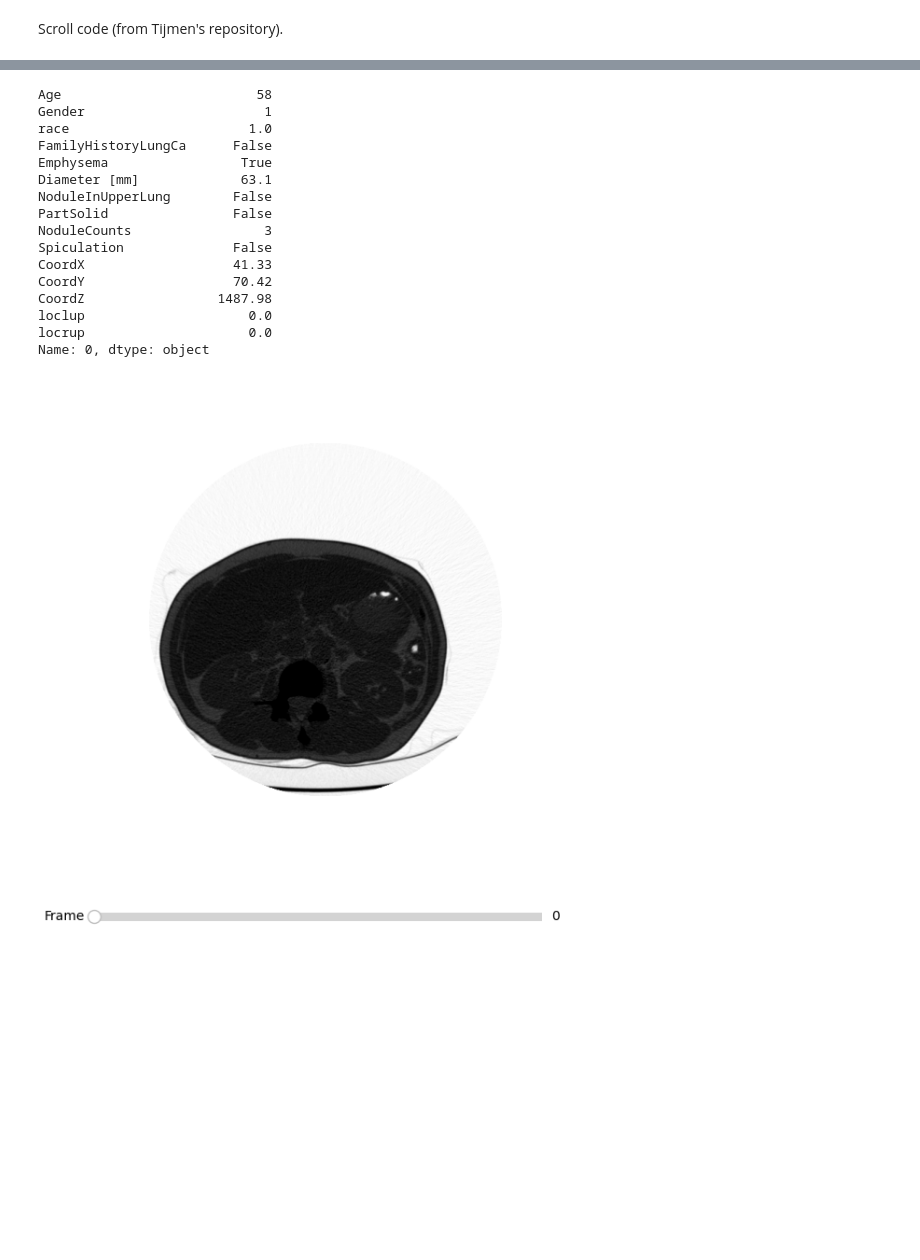
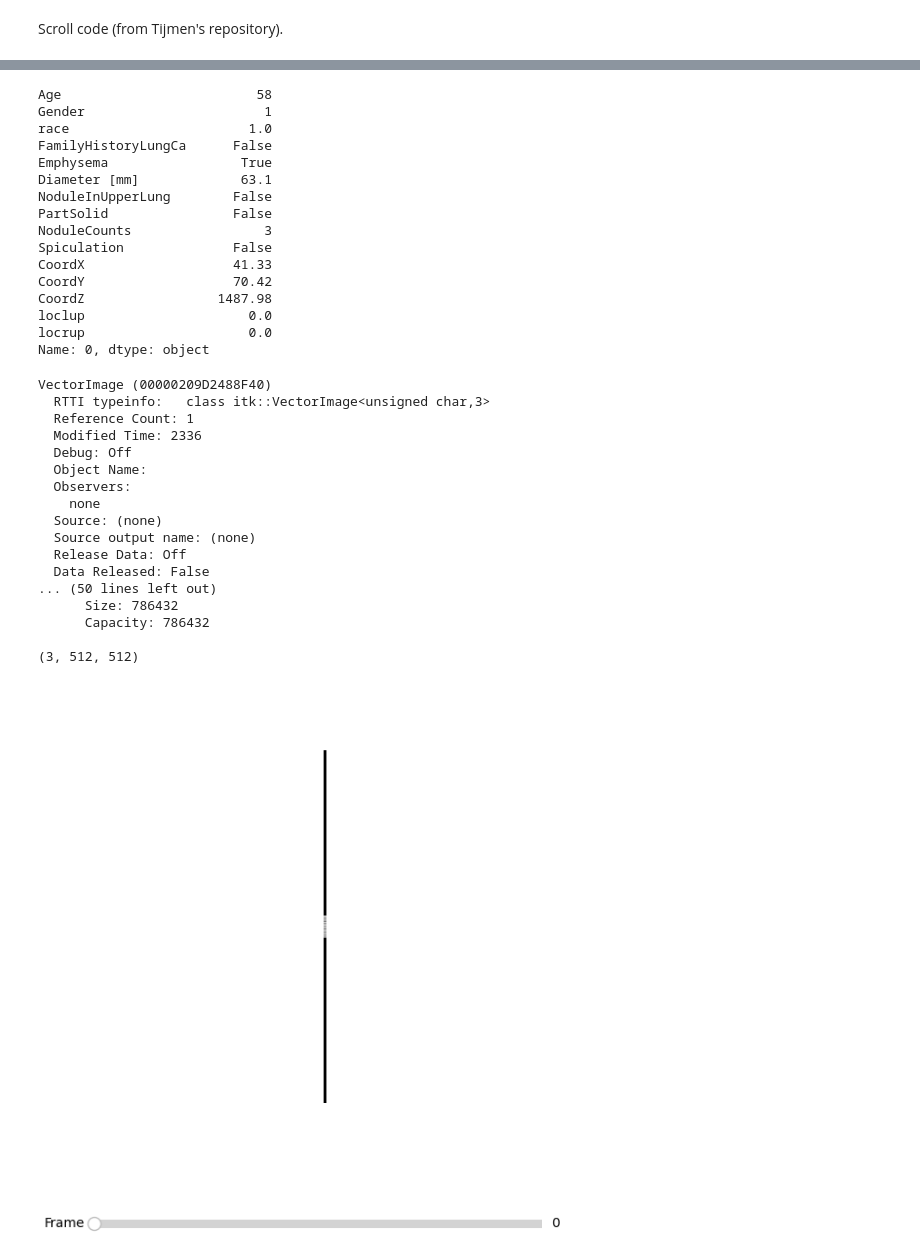
Before and after one commit to DIAGNijmegen/bodyct-lung-malignancy-fairness, a Jupyter notebook: transform_attentions/viewgif.ipynb, the cells around one changed output, grey strips where cells are left out. Saved outputs shown, nothing was run; the diff lists cells and outputs as text; code cells hidden in the pictures; blank space fills up the shorter version.

Commit message:
view mha and get sybil fn notes

```diff
--- a/transform_attentions/viewgif.ipynb
+++ b/transform_attentions/viewgif.ipynb
@@ -23,10 +24,17 @@ def get_frames_from_gif(gif_path):
             break
 
     return frames
+# %%
+def get_frames_from_mha(mha_path):
+    img = sitk.ReadImage(mha_path, outputPixelType=sitk.sitkVectorUInt8)
+    print(img.GetSize())
+    arr = sitk.GetArrayFromImage(img)
+    return arr
 # %%
-def show_gif_slider(gif_path, seriesuid):
+def show_gif_slider(path, seriesuid):
     # Load the GIF using PIL (Pillow)
-    frames = get_frames_from_gif(gif_path)
+    # frames = get_frames_from_gif(path)
+    frames = get_frames_from_mha(path)
 
     # Number of frames in the GIF
     num_frames = len(frames)
@@ -92,12 +100,14 @@ nodule_loc = ["CoordX", "CoordY", "CoordZ", "loclup", "locrup"]
 
 cols_to_show = pancan_cols + ['weight', 'BMI', 'Adenocarcinoma', 'Squamous_cell_carcinoma', 'diaghype', 'wrkasbe', 'wrkfoun', 'cigar', 'pipe']
 
-series = ['1.3.6.1.4.1.14519.5.2.1.7009.9004.611567201165109552550650414957']
+ATTENTION_DIR = f"V:/experiments/lung-malignancy-fairness-shaurya/nlst/sybil_attentions/attention_mha_direct"
+series = ['1.3.6.1.4.1.14519.5.2.1.7009.9004.336832610089461934819661898582']
+series = df['SeriesInstanceUID'].tolist()
 for i in range(1):
     seriesuid = series[i]
     display(Markdown(f"### {seriesuid}"))
     display(df.iloc[i][pancan_cols + nodule_loc])
-    gif_path = f"{ATTENTION_GIF_DIR_DIR}/serie_{seriesuid}.gif"
+    gif_path = f"{ATTENTION_DIR}/serie_{seriesuid}.mha"
     show_gif_slider(gif_path, seriesuid)
     # show_gif_scroll(gif_path)
 # %% [output]
@@ -105,17 +115,34 @@ for i in range(1):
 Age                         58
 Gender                       1
 race                       1.0
 FamilyHistoryLungCa      False
 Emphysema                 True
 Diameter [mm]             63.1
 NoduleInUpperLung        False
 PartSolid                False
 NoduleCounts                 3
 Spiculation              False
 CoordX                   41.33
 CoordY                   70.42
 CoordZ                 1487.98
 loclup                     0.0
 locrup                     0.0
 Name: 0, dtype: object
+VectorImage (00000209D2488F40)
+  RTTI typeinfo:   class itk::VectorImage<unsigned char,3>
+  Reference Count: 1
+  Modified Time: 2336
+  Debug: Off
+  Object Name:
+  Observers:
+    none
+  Source: (none)
+  Source output name: (none)
+  Release Data: Off
+  Data Released: False
+... (50 lines left out)
+      Size: 786432
+      Capacity: 786432
+
+(3, 512, 512)
-[figure, old version]
+[figure, new version]
```
Also changed, not shown: parts of 3 cells of this notebook, 2 other files.
